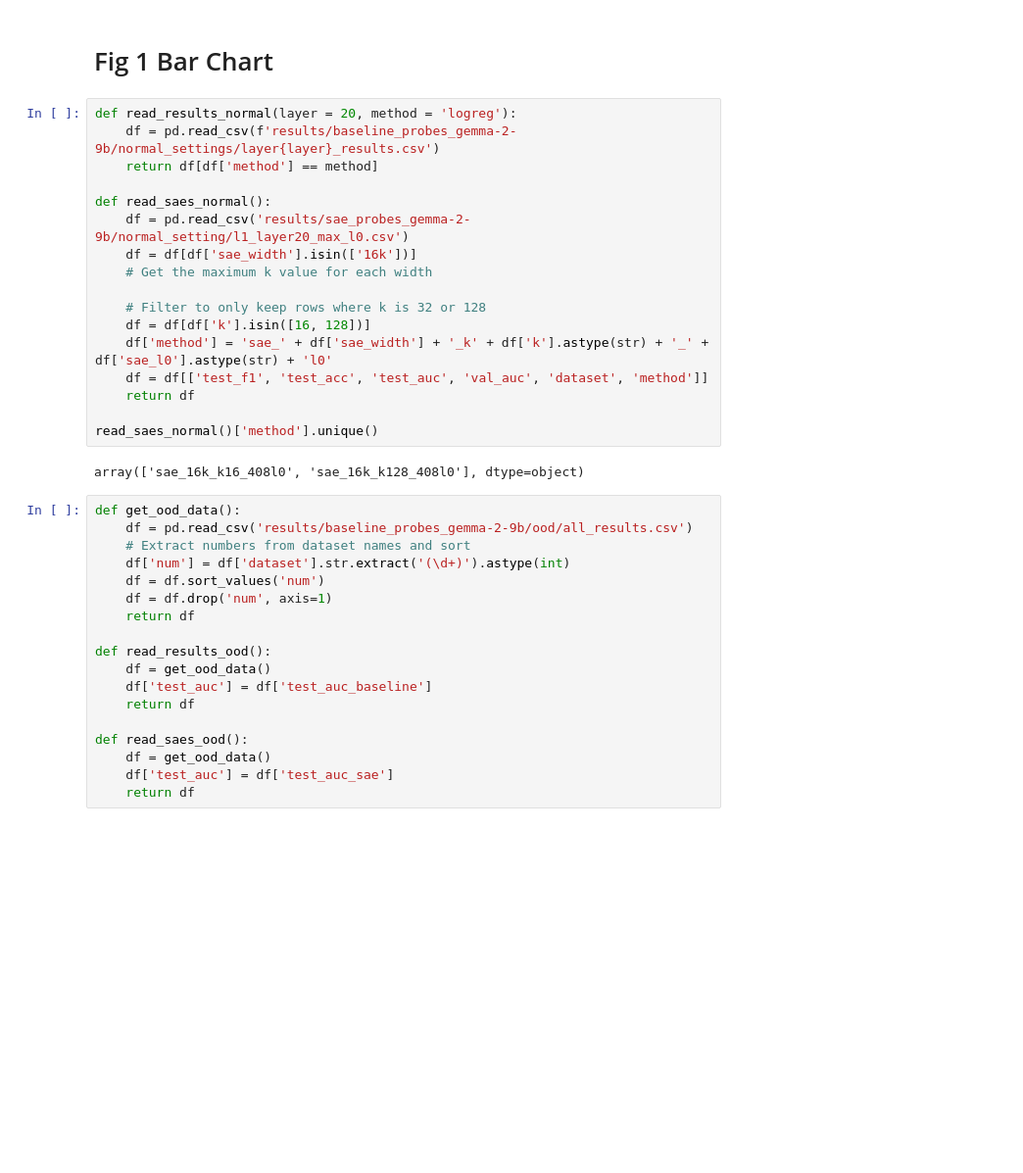
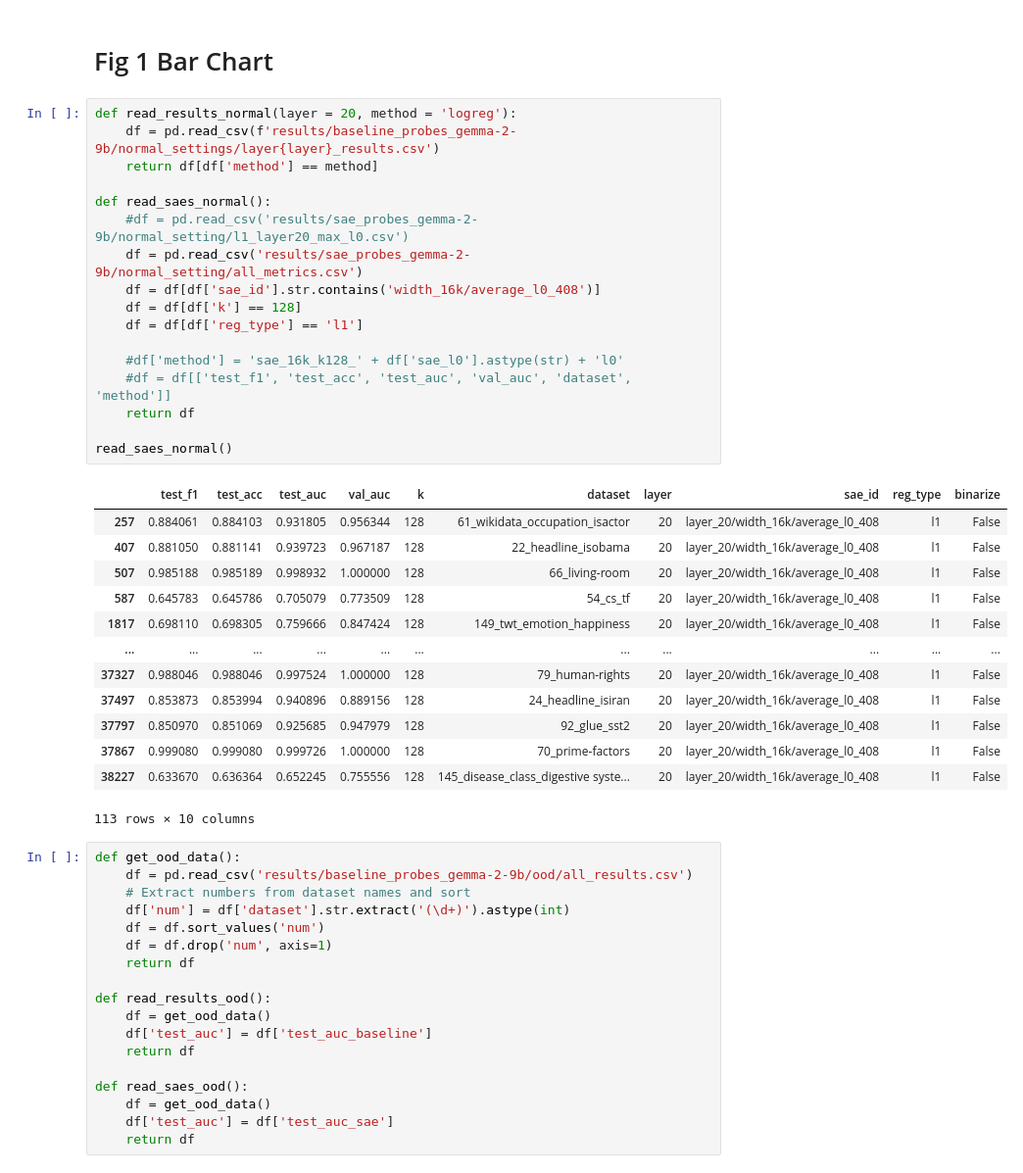
Before and after one commit to mganderson-goodfire/SAE-Probes, a Jupyter notebook: plot_combined.ipynb, the cells around one changed output. Shown at 98% size. Saved outputs shown, nothing was run; the diff lists cells and outputs as text; blank space fills up the shorter version.

```diff
--- a/plot_combined.ipynb
+++ b/plot_combined.ipynb
@@ -486,22 +635,34 @@ plot_regime_improvements()
 # %%
 def read_results_normal(layer = 20, method = 'logreg'):
     df = pd.read_csv(f'results/baseline_probes_gemma-2-9b/normal_settings/layer{layer}_results.csv')
     return df[df['method'] == method]
 
 def read_saes_normal():
-    df = pd.read_csv('results/sae_probes_gemma-2-9b/normal_setting/l1_layer20_max_l0.csv')
-    df = df[df['sae_width'].isin(['16k'])]
-    # Get the maximum k value for each width
+    #df = pd.read_csv('results/sae_probes_gemma-2-9b/normal_setting/l1_layer20_max_l0.csv')
+    df = pd.read_csv('results/sae_probes_gemma-2-9b/normal_setting/all_metrics.csv')
+    df = df[df['sae_id'].str.contains('width_16k/average_l0_408')]
+    df = df[df['k'] == 128]
+    df = df[df['reg_type'] == 'l1']
 
-    # Filter to only keep rows where k is 32 or 128
-    df = df[df['k'].isin([16, 128])]
-    df['method'] = 'sae_' + df['sae_width'] + '_k' + df['k'].astype(str) + '_' + df['sae_l0'].astype(str) + 'l0'
-    df = df[['test_f1', 'test_acc', 'test_auc', 'val_auc', 'dataset', 'method']]
+    #df['method'] = 'sae_16k_k128_' + df['sae_l0'].astype(str) + 'l0'
+    #df = df[['test_f1', 'test_acc', 'test_auc', 'val_auc', 'dataset', 'method']]
     return df
 
-read_saes_normal()['method'].unique()
+read_saes_normal()
 # %% [output]
+|  | test_f1 | test_acc | test_auc | val_auc | k | dataset | layer | sae_id | reg_type | binarize |
+| 257 | 0.884061 | 0.884103 | 0.931805 | 0.956344 | 128 | 61_wikidata_occupation_isactor | 20 | layer_20/width_16k/average_l0_408 | l1 | False |
+| 407 | 0.881050 | 0.881141 | 0.939723 | 0.967187 | 128 | 22_headline_isobama | 20 | layer_20/width_16k/average_l0_408 | l1 | False |
+| 507 | 0.985188 | 0.985189 | 0.998932 | 1.000000 | 128 | 66_living-room | 20 | layer_20/width_16k/average_l0_408 | l1 | False |
+| 587 | 0.645783 | 0.645786 | 0.705079 | 0.773509 | 128 | 54_cs_tf | 20 | layer_20/width_16k/average_l0_408 | l1 | False |
+| 1817 | 0.698110 | 0.698305 | 0.759666 | 0.847424 | 128 | 149_twt_emotion_happiness | 20 | layer_20/width_16k/average_l0_408 | l1 | False |
+| ... | ... | ... | ... | ... | ... | ... | ... | ... | ... | ... |
+| 37327 | 0.988046 | 0.988046 | 0.997524 | 1.000000 | 128 | 79_human-rights | 20 | layer_20/width_16k/average_l0_408 | l1 | False |
+| 37497 | 0.853873 | 0.853994 | 0.940896 | 0.889156 | 128 | 24_headline_isiran | 20 | layer_20/width_16k/average_l0_408 | l1 | False |
+| 37797 | 0.850970 | 0.851069 | 0.925685 | 0.947979 | 128 | 92_glue_sst2 | 20 | layer_20/width_16k/average_l0_408 | l1 | False |
+| 37867 | 0.999080 | 0.999080 | 0.999726 | 1.000000 | 128 | 70_prime-factors | 20 | layer_20/width_16k/average_l0_408 | l1 | False |
+| 38227 | 0.633670 | 0.636364 | 0.652245 | 0.755556 | 128 | 145_disease_class_digestive syste... | 20 | layer_20/width_16k/average_l0_408 | l1 | False |
-array(['sae_16k_k16_408l0', 'sae_16k_k128_408l0'], dtype=object)
+113 rows × 10 columns
 # %%
 def get_ood_data():
     df = pd.read_csv('results/baseline_probes_gemma-2-9b/ood/all_results.csv')
```
Also changed, not shown: parts of 5 cells of this notebook.
